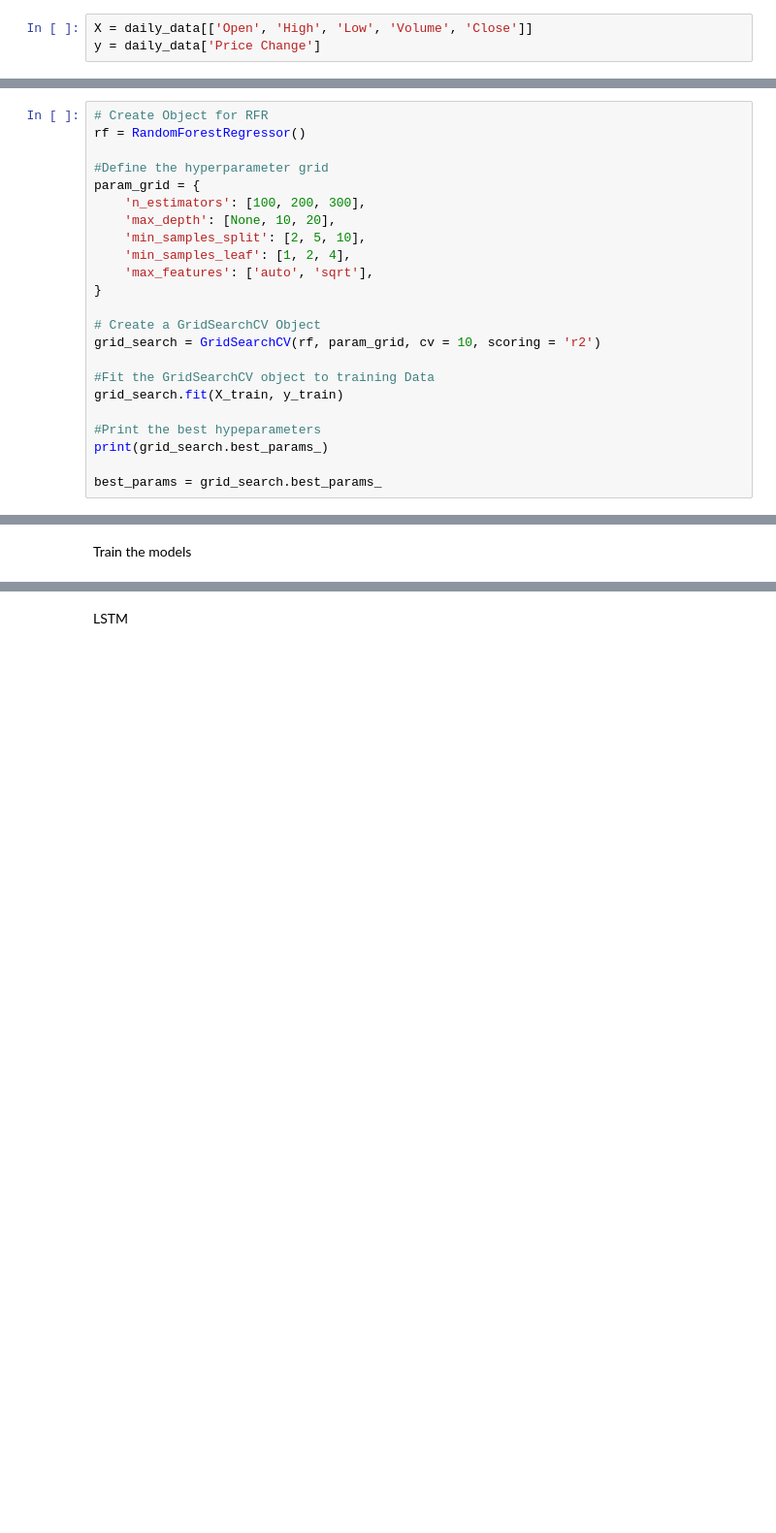
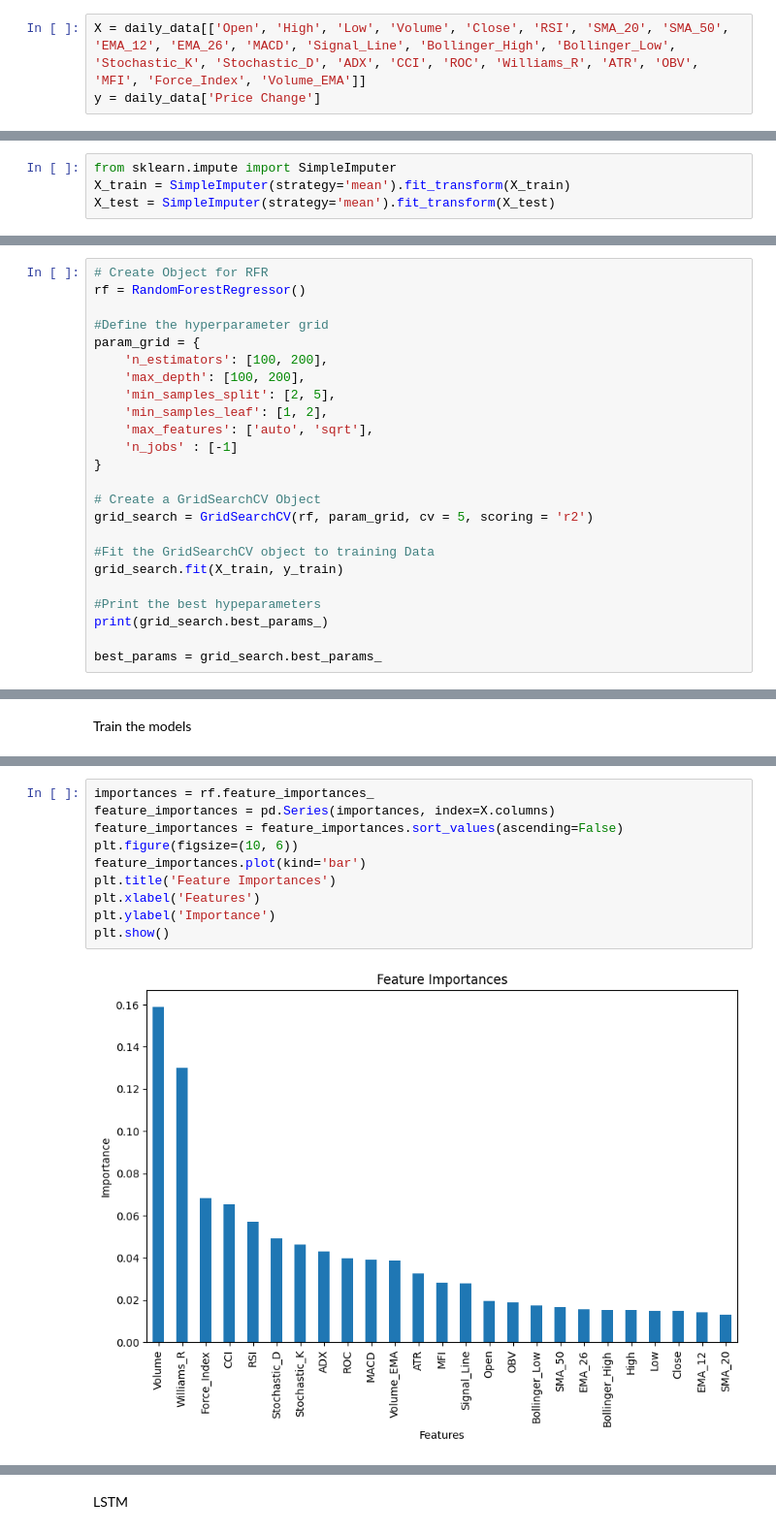
Before and after one commit to DuyMinhDo/PriceChangePrediction, a Jupyter notebook: FPT_Price_Volatility_Prediction.ipynb, the cells around one changed output, grey strips where cells are left out. Shown: that part at 97% size. Saved outputs shown, nothing was run; the diff lists cells and outputs as text; blank space fills up the shorter version.

```diff
--- a/FPT_Price_Volatility_Prediction.ipynb
+++ b/FPT_Price_Volatility_Prediction.ipynb
@@ -111,12 +161,16 @@ from sklearn.ensemble import RandomForestRegressor
 from sklearn.metrics import mean_squared_error, r2_score
 from sklearn.model_selection import GridSearchCV
 # %%
-X = daily_data[['Open', 'High', 'Low', 'Volume', 'Close']]
+X = daily_data[['Open', 'High', 'Low', 'Volume', 'Close', 'RSI', 'SMA_20', 'SMA_50', 'EMA_12', 'EMA_26', 'MACD', 'Signal_Line', 'Bollinger_High', 'Bollinger_Low', 'Stochastic_K', 'Stochastic_D', 'ADX', 'CCI', 'ROC', 'Williams_R', 'ATR', 'OBV', 'MFI', 'Force_Index', 'Volume_EMA']]
 y = daily_data['Price Change']
 # %% [markdown]
 Split (80% for train and 20% for test)
 # %%
 X_train, X_test, y_train, y_test = train_test_split(X, y, test_size=0.2)
+# %%
+from sklearn.impute import SimpleImputer
+X_train = SimpleImputer(strategy='mean').fit_transform(X_train)
+X_test = SimpleImputer(strategy='mean').fit_transform(X_test)
 # %% [markdown]
 Random Forest and hyperparameter
 # %%
@@ -125,15 +179,16 @@ rf = RandomForestRegressor()
 
 #Define the hyperparameter grid
 param_grid = {
-    'n_estimators': [100, 200, 300],
-    'max_depth': [None, 10, 20],
-    'min_samples_split': [2, 5, 10],
-    'min_samples_leaf': [1, 2, 4],
+    'n_estimators': [100, 200],
+    'max_depth': [100, 200],
+    'min_samples_split': [2, 5],
+    'min_samples_leaf': [1, 2],
     'max_features': ['auto', 'sqrt'],
+    'n_jobs' : [-1]
 }
 
 # Create a GridSearchCV Object
-grid_search = GridSearchCV(rf, param_grid, cv = 10, scoring = 'r2')
+grid_search = GridSearchCV(rf, param_grid, cv = 5, scoring = 'r2')
 
 #Fit the GridSearchCV object to training Data
 grid_search.fit(X_train, y_train)
@@ -153,0 +258,12 @@ Train the models
+# %%
+importances = rf.feature_importances_
+feature_importances = pd.Series(importances, index=X.columns)
+feature_importances = feature_importances.sort_values(ascending=False)
+plt.figure(figsize=(10, 6))
+feature_importances.plot(kind='bar')
+plt.title('Feature Importances')
+plt.xlabel('Features')
+plt.ylabel('Importance')
+plt.show()
+# %% [output]
+[figure, added]
```
Also changed, not shown: parts of 30 cells of this notebook.
